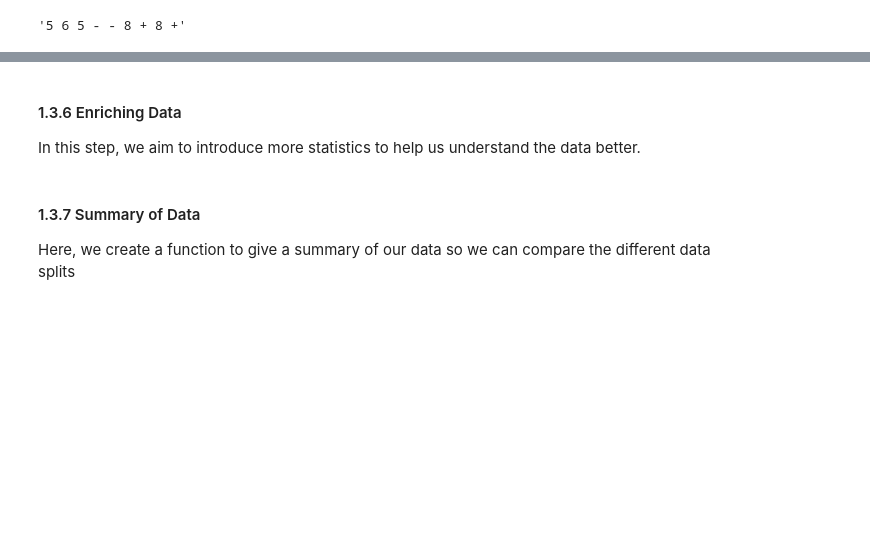
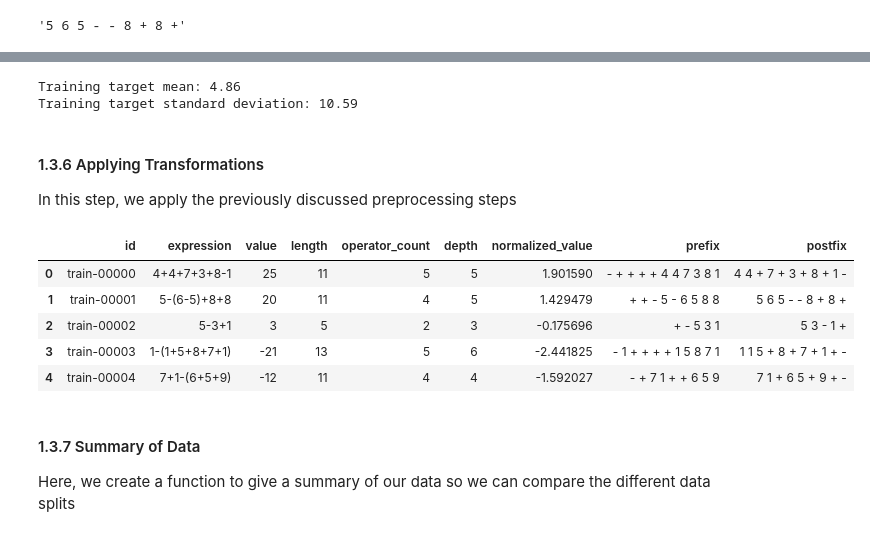
Before and after one commit to BrennoVaccari/95662-Introduction-To-Machine-Learning, a Jupyter notebook: Main.ipynb, the cells around one changed output, grey strips where cells are left out. Saved outputs shown, nothing was run; the diff lists cells and outputs as text; code cells hidden in the pictures; blank space fills up the shorter version.

```diff
--- a/Main.ipynb
+++ b/Main.ipynb
@@ -28,11 +29,11 @@ DATA_DIR = Path('./data')# Path to dataset
 # %% [markdown]
 ### B. Colab Setup
 # %%
-!pip -q install gdown
+# !pip -q install gdown
 
-DATA_DIR = Path("/content/ML_Exam_Project")
-DATA_DIR.mkdir(exist_ok=True)
+# DATA_DIR = Path("/content/ML_Exam_Project")
+# DATA_DIR.mkdir(exist_ok=True)
 
-FOLDER_URL = "https://drive.google.com/drive/folders/1f8t9t6jLE6vFpnu7A-xQuhieDlhk48Iw?usp=share_link"
+# FOLDER_URL = "https://drive.google.com/drive/folders/1f8t9t6jLE6vFpnu7A-xQuhieDlhk48Iw?usp=share_link"
 
-!gdown --folder "$FOLDER_URL" -O "$DATA_DIR"
+# !gdown --folder "$FOLDER_URL" -O "$DATA_DIR"
@@ -253,0 +242,10 @@ build_tree_with_expression(expression).to_postfix()
+# %%
+# Calculate mean and standard deviation from training targets
+y_mean = train_df["value"].mean()
+y_std = train_df["value"].std()
+
+print(f"Training target mean: {y_mean:.2f}")
+print(f"Training target standard deviation: {y_std:.2f}")
+# %% [output]
+Training target mean: 4.86
+Training target standard deviation: 10.59
@@ -254,4 +255,4 @@ build_tree_with_expression(expression).to_postfix()
 # %% [markdown]
-#### 1.3.6 Enriching Data
+#### 1.3.6 Applying Transformations
 
-In this step, we aim to introduce more statistics to help us understand the data better.
+In this step, we apply the previously discussed preprocessing steps
@@ -258,3 +266,18 @@ In this step, we aim to introduce more statistics to help us understand the data
+# %%
+train_df = apply_transformation(train_df)
+validation_df = apply_transformation(validation_df)
+test_id_df = apply_transformation(test_id_df)
+test_ood_df = apply_transformation(test_ood_df)
+test_long_df = apply_transformation(test_long_df)
+
+train_df.head()
+# %% [output]
+|  | id | expression | value | length | operator_count | depth | normalized_value | prefix | postfix |
+| 0 | train-00000 | 4+4+7+3+8-1 | 25 | 11 | 5 | 5 | 1.901590 | - + + + + 4 4 7 3 8 1 | 4 4 + 7 + 3 + 8 + 1 - |
+| 1 | train-00001 | 5-(6-5)+8+8 | 20 | 11 | 4 | 5 | 1.429479 | + + - 5 - 6 5 8 8 | 5 6 5 - - 8 + 8 + |
+| 2 | train-00002 | 5-3+1 | 3 | 5 | 2 | 3 | -0.175696 | + - 5 3 1 | 5 3 - 1 + |
+| 3 | train-00003 | 1-(1+5+8+7+1) | -21 | 13 | 5 | 6 | -2.441825 | - 1 + + + + 1 5 8 7 1 | 1 1 5 + 8 + 7 + 1 + - |
+| 4 | train-00004 | 7+1-(6+5+9) | -12 | 11 | 4 | 4 | -1.592027 | - + 7 1 + + 6 5 9 | 7 1 + 6 5 + 9 + - |
 # %% [markdown]
 #### 1.3.7 Summary of Data
 
```
Also changed, not shown: parts of 34 cells of this notebook.
